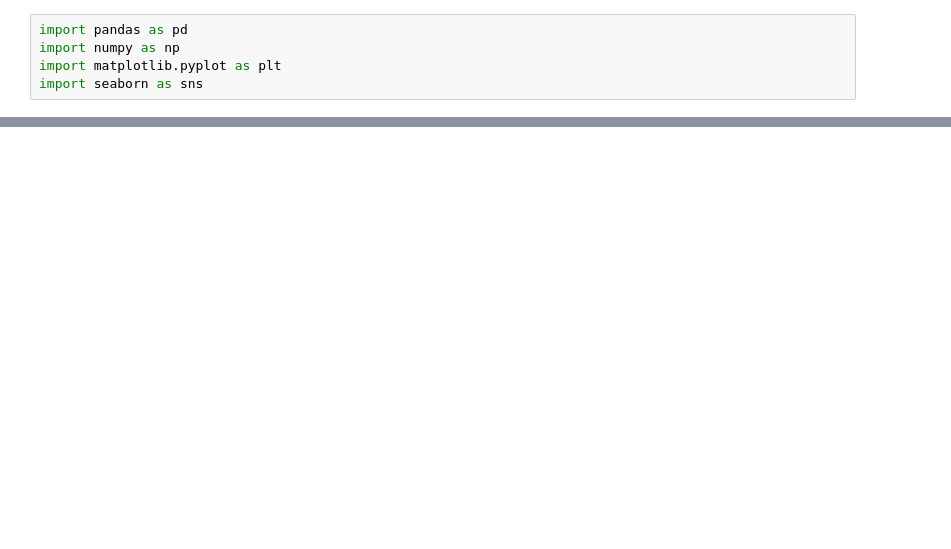
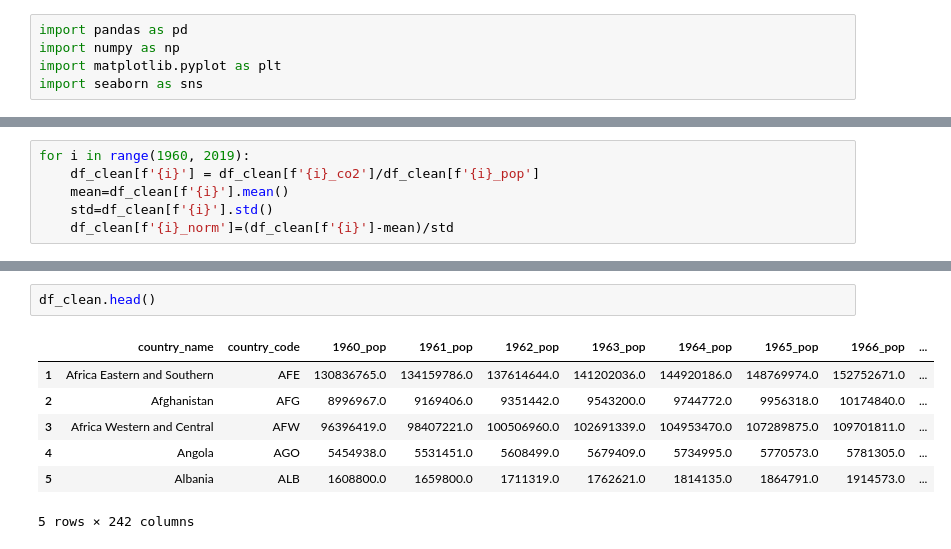
Before and after one commit to sgr45/co2emission, a Jupyter notebook: dataset.ipynb, the cells around one changed output, grey strips where cells are left out. Drawn from its saved outputs; the diff is of its cells as text; blank space fills up the shorter version.

```diff
--- a/dataset.ipynb
+++ b/dataset.ipynb
@@ -27,0 +61,6 @@ df2
+# %%
+for i in range(1960, 2019):
+    df_clean[f'{i}'] = df_clean[f'{i}_co2']/df_clean[f'{i}_pop']
+    mean=df_clean[f'{i}'].mean()
+    std=df_clean[f'{i}'].std()
+    df_clean[f'{i}_norm']=(df_clean[f'{i}']-mean)/std
@@ -27,0 +85,10 @@ df2
+# %%
+df_clean.head()
+# %% [output]
+|  | country_name | country_code | 1960_pop | 1961_pop | 1962_pop | 1963_pop | 1964_pop | 1965_pop | 1966_pop | ... |
+| 1 | Africa Eastern and Southern | AFE | 130836765.0 | 134159786.0 | 137614644.0 | 141202036.0 | 144920186.0 | 148769974.0 | 152752671.0 | ... |
+| 2 | Afghanistan | AFG | 8996967.0 | 9169406.0 | 9351442.0 | 9543200.0 | 9744772.0 | 9956318.0 | 10174840.0 | ... |
+| 3 | Africa Western and Central | AFW | 96396419.0 | 98407221.0 | 100506960.0 | 102691339.0 | 104953470.0 | 107289875.0 | 109701811.0 | ... |
+| 4 | Angola | AGO | 5454938.0 | 5531451.0 | 5608499.0 | 5679409.0 | 5734995.0 | 5770573.0 | 5781305.0 | ... |
+| 5 | Albania | ALB | 1608800.0 | 1659800.0 | 1711319.0 | 1762621.0 | 1814135.0 | 1864791.0 | 1914573.0 | ... |
+5 rows × 242 columns
```
Also changed, not shown: parts of 13 cells of this notebook, 2 other files.
